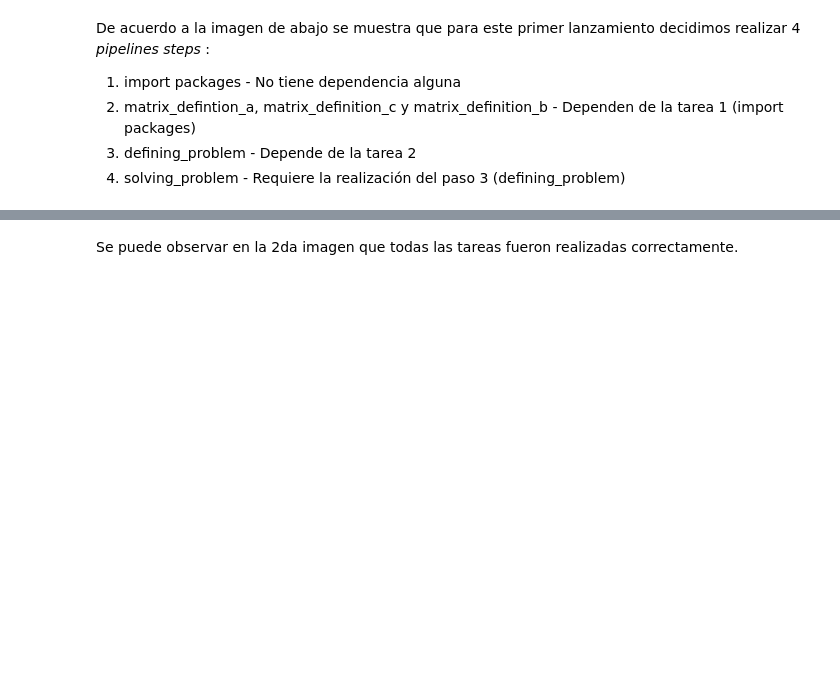
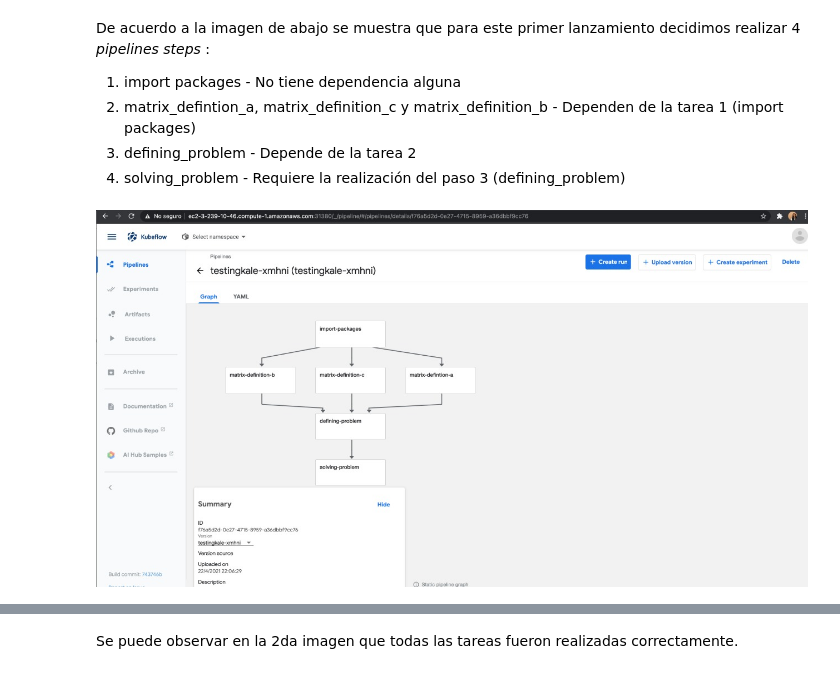
Before and after one commit to optimizacion-2-2021-1-gh-classroom/practica-2-primera-parte-yefovar, a Jupyter notebook: lanzamientos_pipeline/Lanzamientos.ipynb, the cells around one changed output, grey strips where cells are left out. Drawn from its saved outputs; the diff is of its cells as text; code cells hidden in the pictures; blank space fills up the shorter version.

Commit message:
añade imagenes, pd: Erick el commit anterior es de :Yalidt, no se porque se subió con el de jose en la instancia

```diff
--- a/lanzamientos_pipeline/Lanzamientos.ipynb
+++ b/lanzamientos_pipeline/Lanzamientos.ipynb
@@ -18,0 +16,6 @@ De acuerdo a la imagen de abajo se muestra que para este primer lanzamiento deci
+# %%
+from IPython.display import Image
+
+Image("../lanzamientos_pipeline/Images/Testing Kale 1.jpeg")
+# %% [output]
+[figure, added]
```
Also changed, not shown: parts of 5 cells of this notebook.
